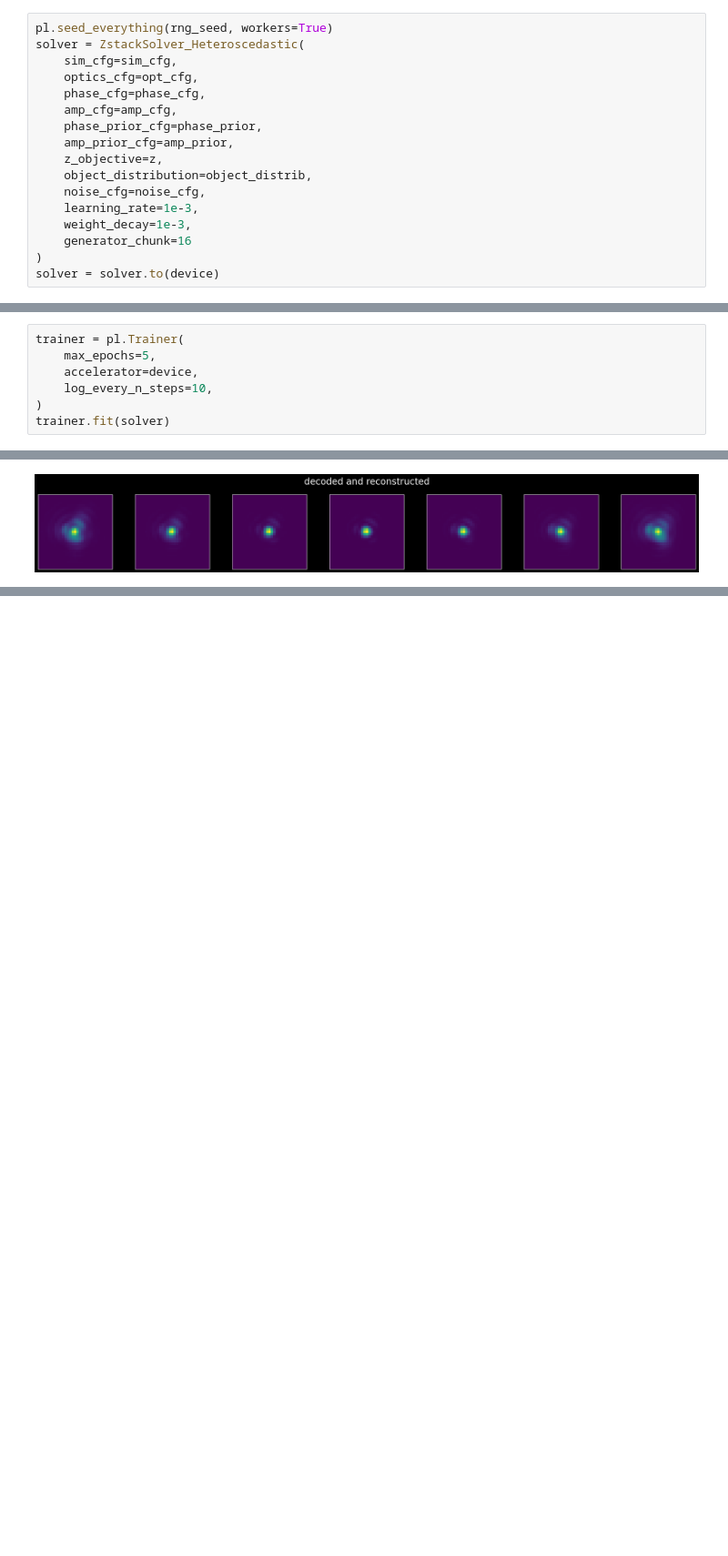
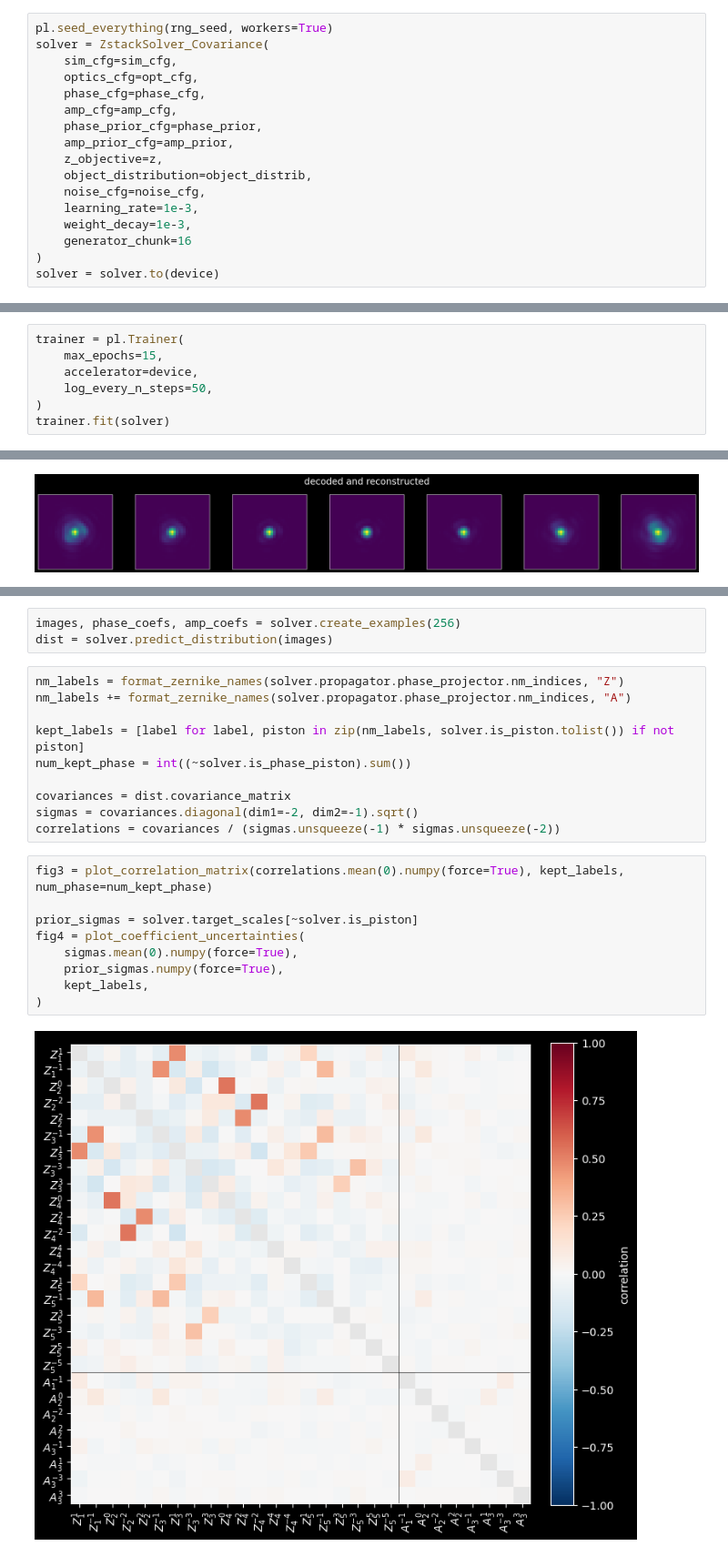
Before and after one commit to walterfu1064/cynosure, a Jupyter notebook: examples/zstack_decoding/decoding.ipynb, the cells around one changed output, grey strips where cells are left out. Shown at 91% size. Drawn from its saved outputs; the diff is of its cells as text; blank space fills up the shorter version.

Commit message:
Update example with covariance-aware model

```diff
--- a/examples/zstack_decoding/decoding.ipynb
+++ b/examples/zstack_decoding/decoding.ipynb
@@ -84,7 +104,7 @@ amp_prior = PriorConfig(0.05, 2)
 #### Solver setup and training
 # %%
 pl.seed_everything(rng_seed, workers=True)
-solver = ZstackSolver_Heteroscedastic(
+solver = ZstackSolver_Covariance(
     sim_cfg=sim_cfg,
     optics_cfg=opt_cfg,
     phase_cfg=phase_cfg,
@@ -103,8 +123,8 @@ solver = solver.to(device)
 Seed set to 123
 # %%
 trainer = pl.Trainer(
-    max_epochs=5,
+    max_epochs=15,
     accelerator=device,
-    log_every_n_steps=10,
+    log_every_n_steps=50,
 )
 trainer.fit(solver)
@@ -151,0 +154,24 @@ fig2.tight_layout()
+# %%
+images, phase_coefs, amp_coefs = solver.create_examples(256)
+dist = solver.predict_distribution(images)
+# %%
+nm_labels = format_zernike_names(solver.propagator.phase_projector.nm_indices, "Z")
+nm_labels += format_zernike_names(solver.propagator.phase_projector.nm_indices, "A")
+
+kept_labels = [label for label, piston in zip(nm_labels, solver.is_piston.tolist()) if not piston]
+num_kept_phase = int((~solver.is_phase_piston).sum())
+
+covariances = dist.covariance_matrix
+sigmas = covariances.diagonal(dim1=-2, dim2=-1).sqrt()
+correlations = covariances / (sigmas.unsqueeze(-1) * sigmas.unsqueeze(-2))
+# %%
+fig3 = plot_correlation_matrix(correlations.mean(0).numpy(force=True), kept_labels, num_phase=num_kept_phase)
+
+prior_sigmas = solver.target_scales[~solver.is_piston]
+fig4 = plot_coefficient_uncertainties(
+    sigmas.mean(0).numpy(force=True),
+    prior_sigmas.numpy(force=True),
+    kept_labels,
+)
+# %% [output]
+[figure, added]
```
Also changed, not shown: parts of 6 cells of this notebook.
